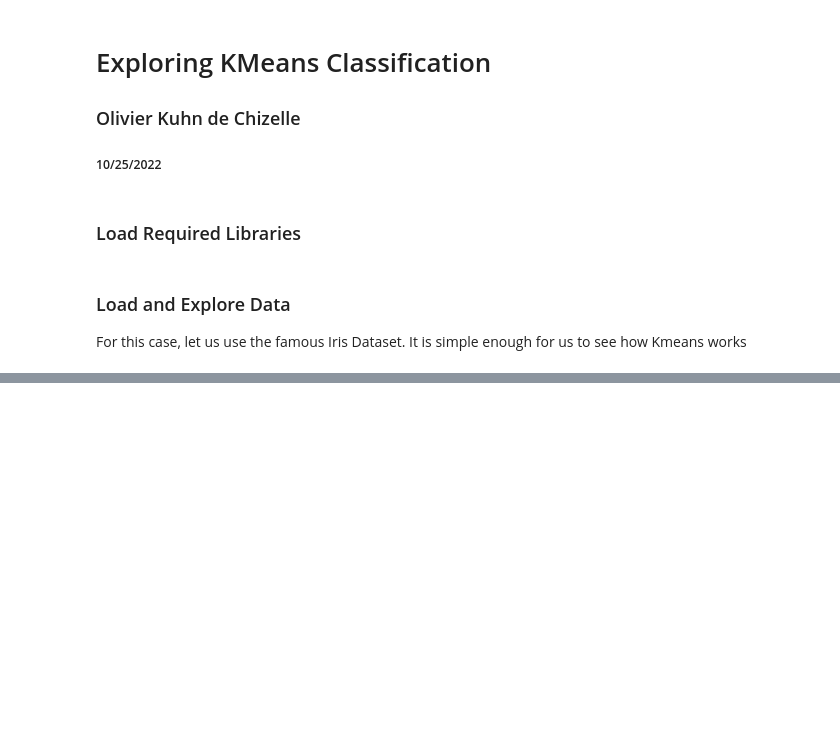
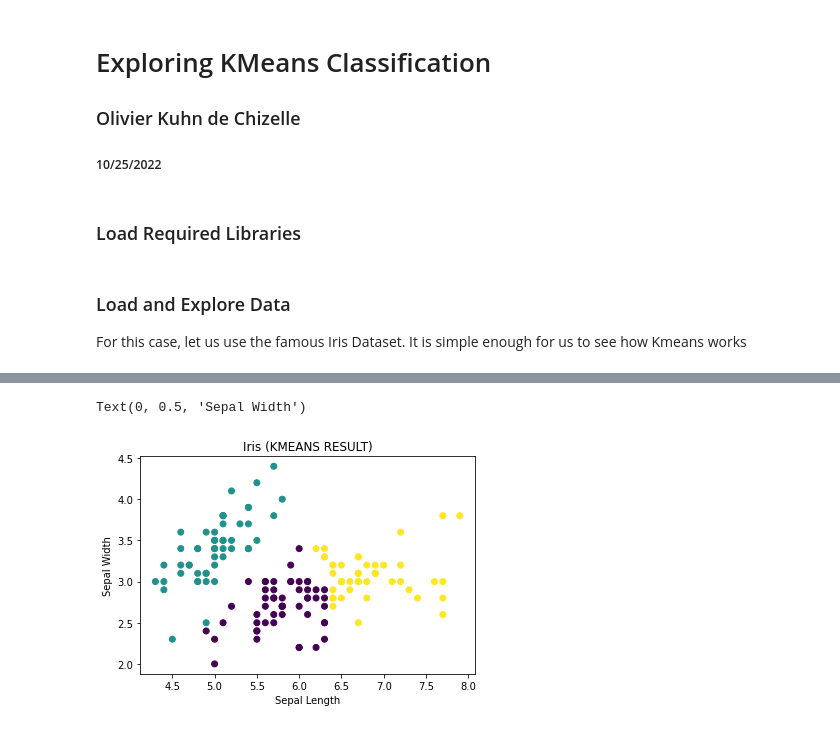
Before and after one commit to olivierkdc/Machine_Learning_Algorithms, a Jupyter notebook: Unsupervised_Learning/Classification - KMeans.ipynb, the cells around one changed output, grey strips where cells are left out. Drawn from its saved outputs; the diff is of its cells as text; code cells hidden in the pictures; blank space fills up the shorter version.

```diff
--- a/Unsupervised_Learning/Classification - KMeans.ipynb
+++ b/Unsupervised_Learning/Classification - KMeans.ipynb
@@ -36,0 +122,42 @@ plt.show()
+# %%
+# Write functions to perform K-Means
+
+def euclidean_distance(point, centroid):
+    distance = ((point['x1'] - centroid[0])**2 + (point['x2'] - centroid[1])**2)**0.5
+    return distance
+
+def K_means(dataframe):
+    updating = True
+    iteration = 0
+    while updating and iteration <= 1000:
+        updating = False
+        df1 = dataframe[dataframe["label"] == 0]
+        df2 = dataframe[dataframe["label"] == 1]
+        df3 = dataframe[dataframe["label"] == 2]
+        centroid1 = [df1['x1'].mean(), df1['x2'].mean()]
+        centroid2 = [df2['x1'].mean(), df2['x2'].mean()]
+        centroid3 = [df3['x1'].mean(), df3['x2'].mean()]
+        centroids = [centroid1, centroid2, centroid3]
+        for i in range(df.shape[0]):
+            point = dataframe.iloc[i]
+            distances = []
+            for centroid in centroids:
+                distances.append(euclidean_distance(point, centroid))
+            new_label = distances.index(min(distances))
+            if new_label != point['label']:
+                updating = True
+                dataframe['label'][i] = new_label
+
+        iteration += 1
+    return dataframe
+# %%
+# Run our Kmeans implementation on our Data!
+KM_df = K_means(df)
+# %%
+plt.scatter(KM_df['x1'],KM_df['x2'], c = KM_df['label'])
+plt.title("Iris (KMEANS RESULT)")
+plt.xlabel("Sepal Length")
+plt.ylabel("Sepal Width")
+# %% [output]
+Text(0, 0.5, 'Sepal Width')
+[figure, added]
```
Also changed, not shown: parts of 13 cells of this notebook.
